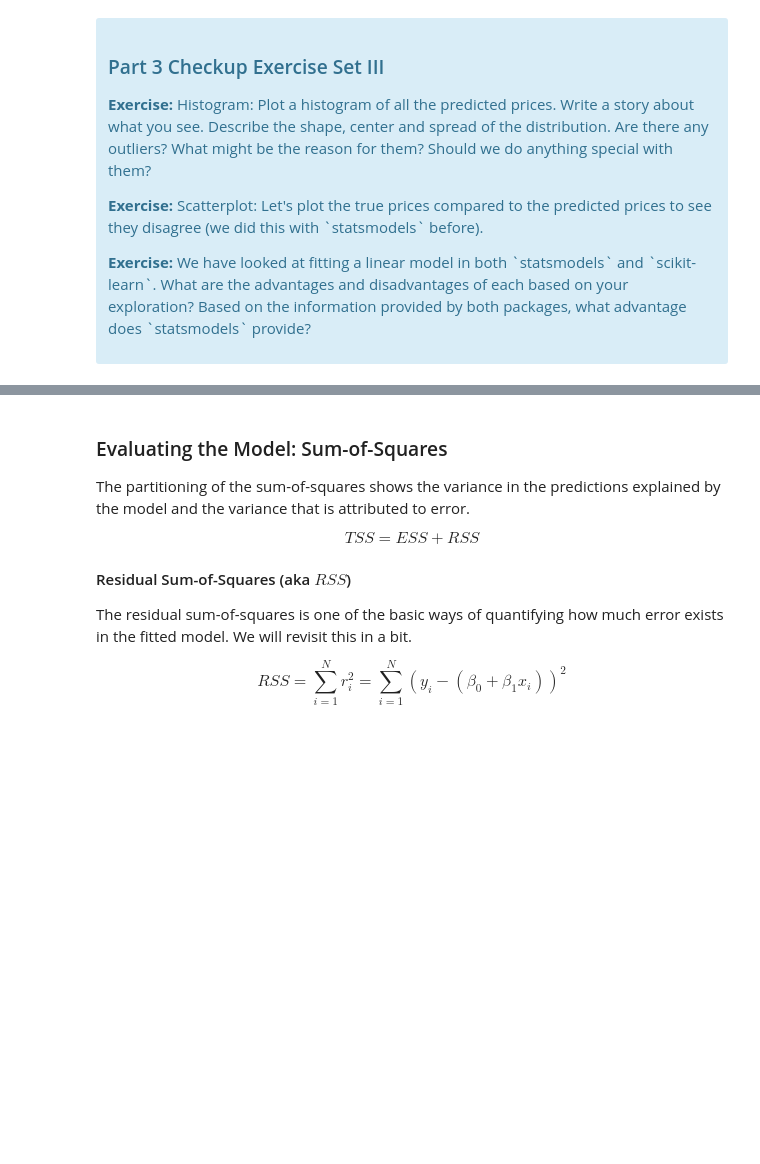
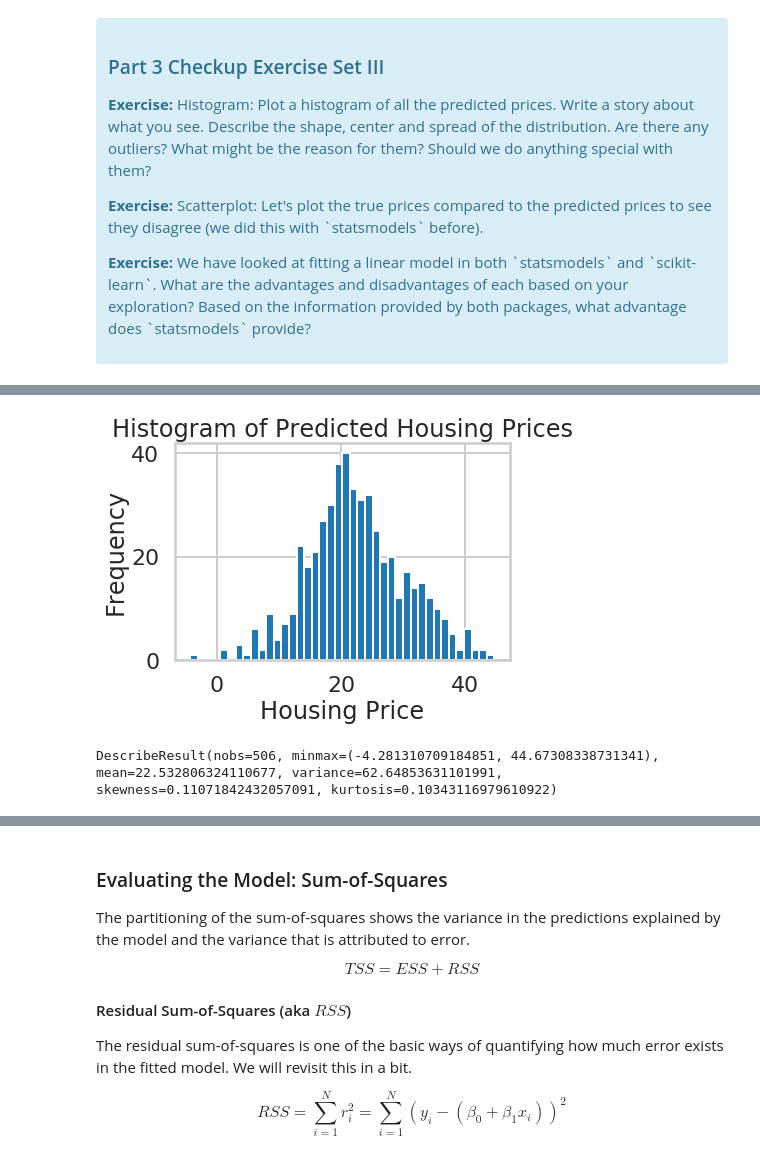
Before and after one commit to shabnami/Data-Science, a Jupyter notebook: linear_regression_project/Mini_Project_Linear_Regression.ipynb, the cells around one changed output, grey strips where cells are left out. Cells and saved outputs as stored; diff of their text form; code cells hidden in the pictures; blank space fills up the shorter version.

```diff
--- a/linear_regression_project/Mini_Project_Linear_Regression.ipynb
+++ b/linear_regression_project/Mini_Project_Linear_Regression.ipynb
@@ -548,0 +604,13 @@ lm.predict(X)[0:5]
+# %%
+y_pred = lm.predict(X)
+plt.hist(y_pred, bins=40)
+plt.title("Histogram of Predicted Housing Prices")
+plt.xlabel("Housing Price")
+plt.ylabel("Frequency")
+plt.show()
+# %% [output]
+[figure, added]
+# %%
+print(stats.describe(Yhat))
+# %% [output]
+DescribeResult(nobs=506, minmax=(-4.281310709184851, 44.67308338731341), mean=22.532806324110677, variance=62.64853631101991, skewness=0.11071842432057091, kurtosis=0.10343116979610922)
```
Also changed, not shown: parts of 36 cells of this notebook, 1 other file.
